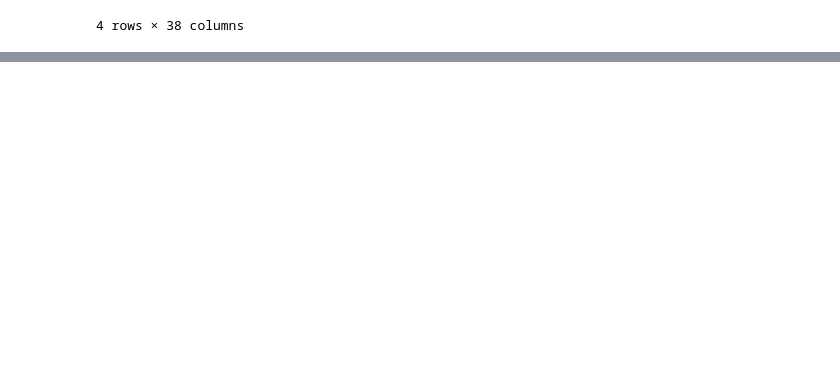
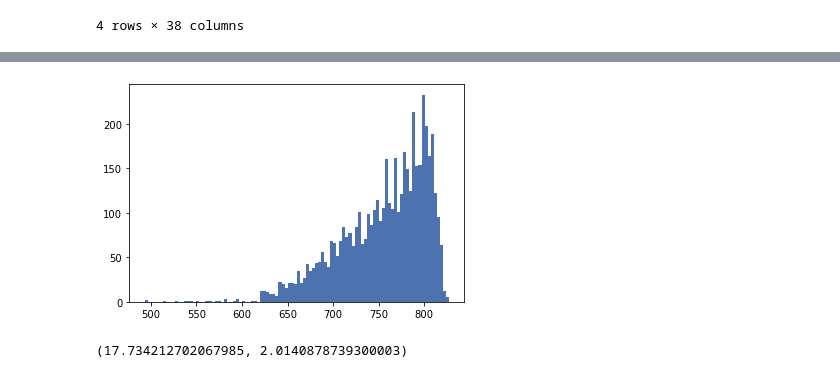
Before and after one commit to BohangWei/FDS-Final-Project, a Jupyter notebook: FinalProjectFall2021.ipynb, the cells around one changed output, grey strips where cells are left out. Saved outputs shown, nothing was run; the diff lists cells and outputs as text; code cells hidden in the pictures; blank space fills up the shorter version.

```diff
--- a/FinalProjectFall2021.ipynb
+++ b/FinalProjectFall2021.ipynb
@@ -457,0 +505,4 @@ plt.show()
+# %%
+h = plt.hist(X_filled['CSCORE_B'].values.flatten(), bins=100)
+# %% [output]
+[figure, added]
@@ -457,0 +511,6 @@ plt.show()
+# %%
+parameters = scipy.stats.beta.fit(y)
+arg = parameters[:-2]
+arg
+# %% [output]
+(17.734212702067985, 2.0140878739300003)
```
Also changed, not shown: parts of 16 cells of this notebook.
